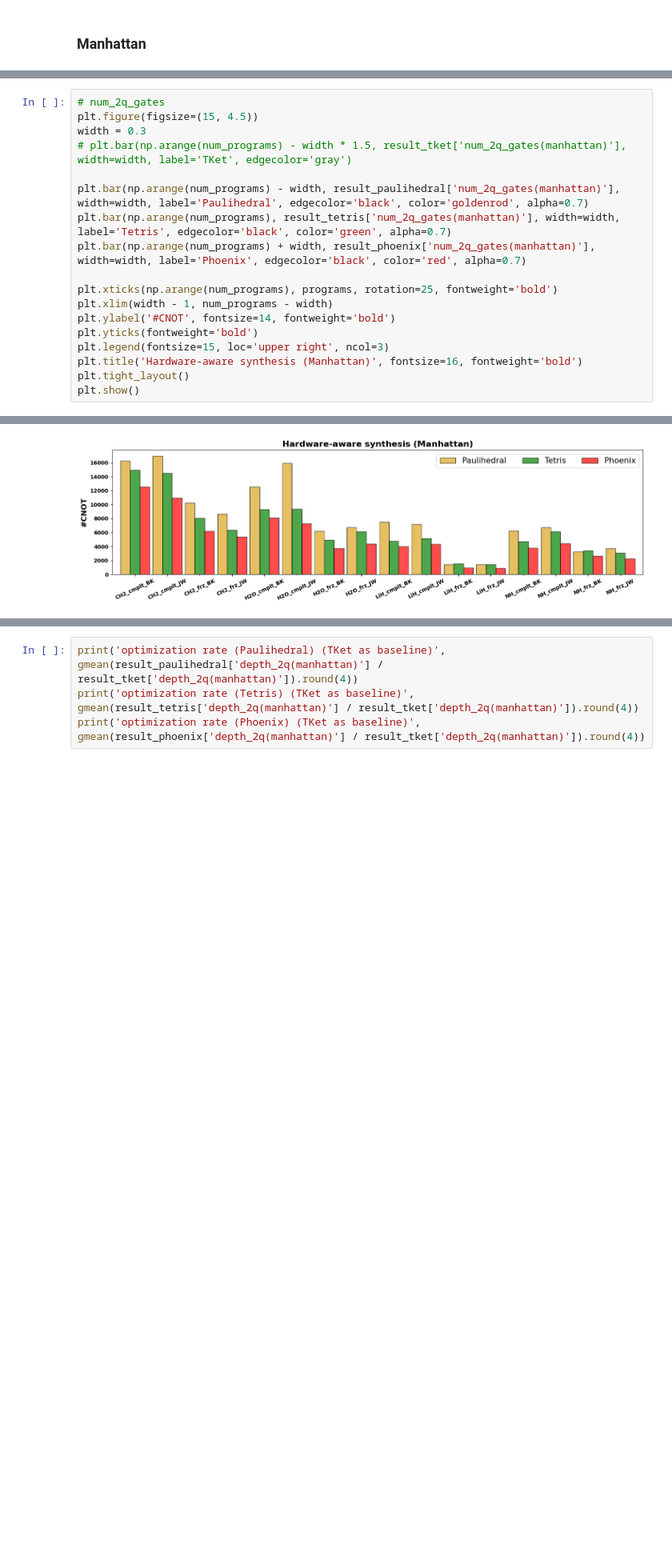
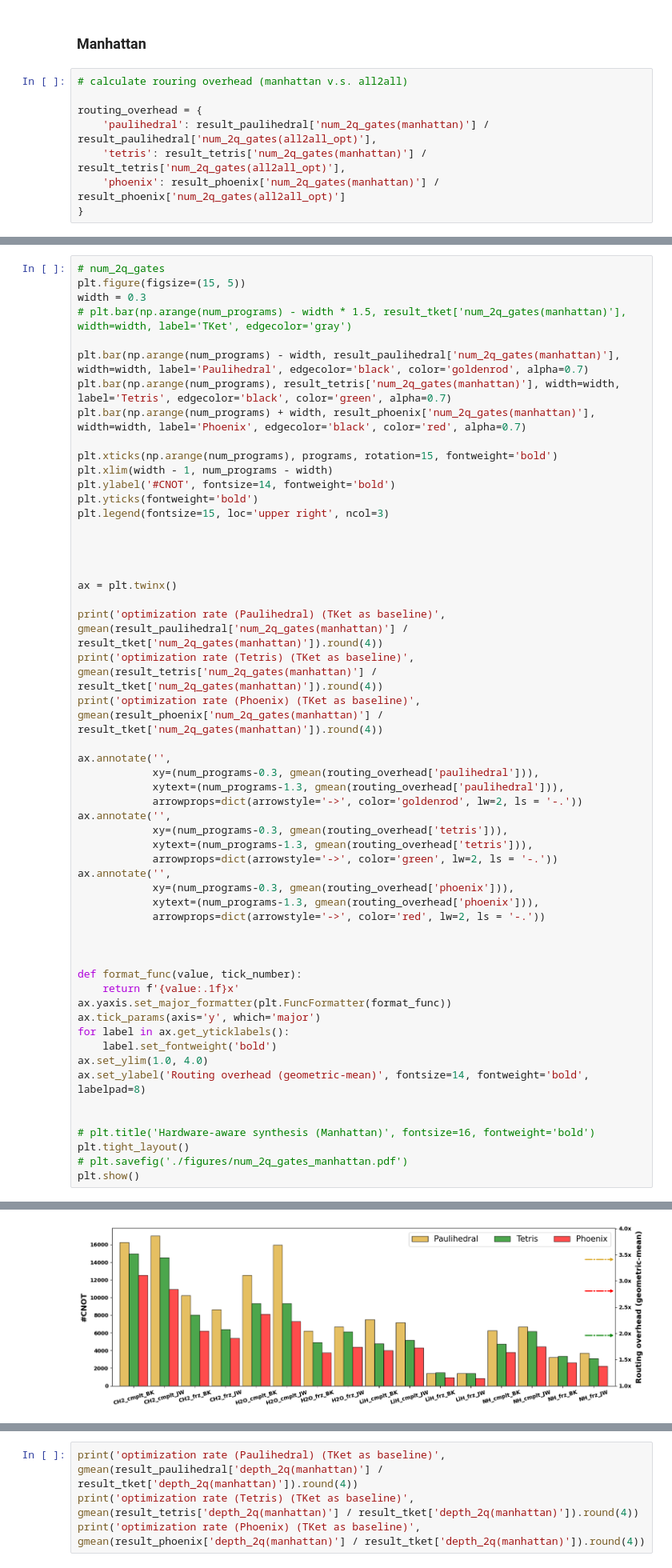
Before and after one commit to iqubit-org/phoenix, a Jupyter notebook: experiments/evaluation_uccsd.ipynb, the cells around one changed output, grey strips where cells are left out. Shown: that part at 80% size. Saved outputs shown, nothing was run; the diff lists cells and outputs as text; blank space fills up the shorter version.

```diff
--- a/experiments/evaluation_uccsd.ipynb
+++ b/experiments/evaluation_uccsd.ipynb
@@ -140,3 +198,11 @@ Tetris optimization rate improvement v.s. No Qiskit O3: 31.08%
 Phoenix optimization rate improvement v.s. No Qiskit O3: 8.42%
 # %% [markdown]
 ### Manhattan
+# %%
+# calculate rouring overhead (manhattan v.s. all2all)
+
+routing_overhead = {
+    'paulihedral': result_paulihedral['num_2q_gates(manhattan)'] / result_paulihedral['num_2q_gates(all2all_opt)'],
+    'tetris': result_tetris['num_2q_gates(manhattan)'] / result_tetris['num_2q_gates(all2all_opt)'],
+    'phoenix': result_phoenix['num_2q_gates(manhattan)'] / result_phoenix['num_2q_gates(all2all_opt)']
+}
@@ -143,6 +233,6 @@ Phoenix optimization rate improvement v.s. No Qiskit O3: 8.42%
 # %%
 # num_2q_gates
-plt.figure(figsize=(15, 4.5))
+plt.figure(figsize=(15, 5))
 width = 0.3
 # plt.bar(np.arange(num_programs) - width * 1.5, result_tket['num_2q_gates(manhattan)'], width=width, label='TKet', edgecolor='gray')
 
@@ -150,12 +240,48 @@ plt.bar(np.arange(num_programs) - width, result_paulihedral['num_2q_gates(manhat
 plt.bar(np.arange(num_programs), result_tetris['num_2q_gates(manhattan)'], width=width, label='Tetris', edgecolor='black', color='green', alpha=0.7)
 plt.bar(np.arange(num_programs) + width, result_phoenix['num_2q_gates(manhattan)'], width=width, label='Phoenix', edgecolor='black', color='red', alpha=0.7)
 
-plt.xticks(np.arange(num_programs), programs, rotation=25, fontweight='bold')
+plt.xticks(np.arange(num_programs), programs, rotation=15, fontweight='bold')
 plt.xlim(width - 1, num_programs - width)
 plt.ylabel('#CNOT', fontsize=14, fontweight='bold')
 plt.yticks(fontweight='bold')
 plt.legend(fontsize=15, loc='upper right', ncol=3)
-plt.title('Hardware-aware synthesis (Manhattan)', fontsize=16, fontweight='bold')
+
+
+
+
+ax = plt.twinx()
+
+print('optimization rate (Paulihedral) (TKet as baseline)', gmean(result_paulihedral['num_2q_gates(manhattan)'] / result_tket['num_2q_gates(manhattan)']).round(4))
+print('optimization rate (Tetris) (TKet as baseline)', gmean(result_tetris['num_2q_gates(manhattan)'] / result_tket['num_2q_gates(manhattan)']).round(4))
+print('optimization rate (Phoenix) (TKet as baseline)', gmean(result_phoenix['num_2q_gates(manhattan)'] / result_tket['num_2q_gates(manhattan)']).round(4))
+
+ax.annotate('',
+            xy=(num_programs-0.3, gmean(routing_overhead['paulihedral'])),
+            xytext=(num_programs-1.3, gmean(routing_overhead['paulihedral'])),
+            arrowprops=dict(arrowstyle='->', color='goldenrod', lw=2, ls = '-.'))
+ax.annotate('',
+            xy=(num_programs-0.3, gmean(routing_overhead['tetris'])),
+            xytext=(num_programs-1.3, gmean(routing_overhead['tetris'])),
+            arrowprops=dict(arrowstyle='->', color='green', lw=2, ls = '-.'))
+ax.annotate('',
+            xy=(num_programs-0.3, gmean(routing_overhead['phoenix'])),
+            xytext=(num_programs-1.3, gmean(routing_overhead['phoenix'])),
+            arrowprops=dict(arrowstyle='->', color='red', lw=2, ls = '-.'))
+
+
+
+def format_func(value, tick_number):
+    return f'{value:.1f}x'
+ax.yaxis.set_major_formatter(plt.FuncFormatter(format_func))
+ax.tick_params(axis='y', which='major')
+for label in ax.get_yticklabels():
+    label.set_fontweight('bold')
+ax.set_ylim(1.0, 4.0)
+ax.set_ylabel('Routing overhead (geometric-mean)', fontsize=14, fontweight='bold', labelpad=8)
+
+
+# plt.title('Hardware-aware synthesis (Manhattan)', fontsize=16, fontweight='bold')
 plt.tight_layout()
+# plt.savefig('./figures/num_2q_gates_manhattan.pdf')
 plt.show()
 # %% [output]
@@ -162 +291 @@ plt.show()
-[figure, old version]
+[figure, new version]
```
Also changed, not shown: parts of 10 cells of this notebook, 40 other files.
